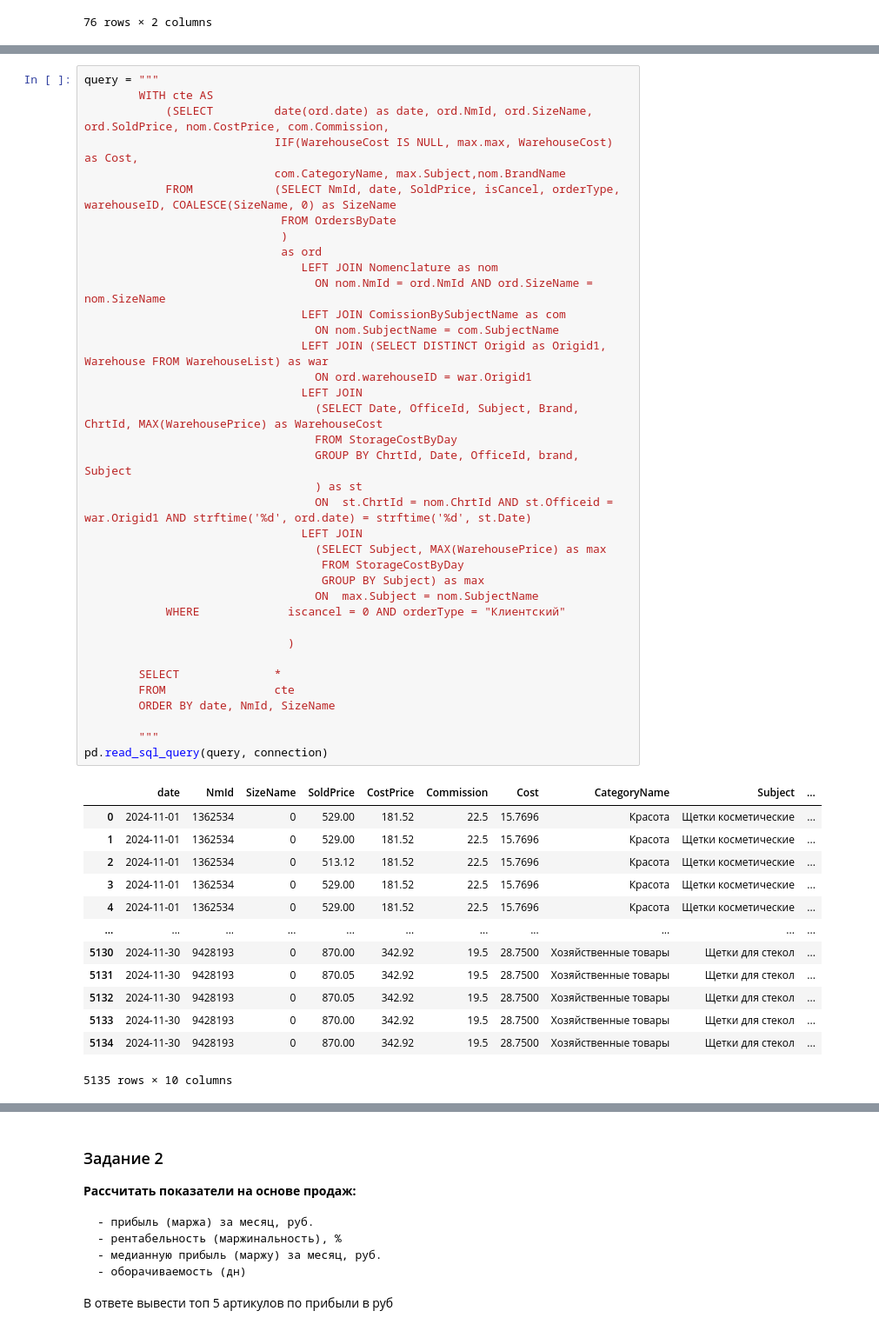
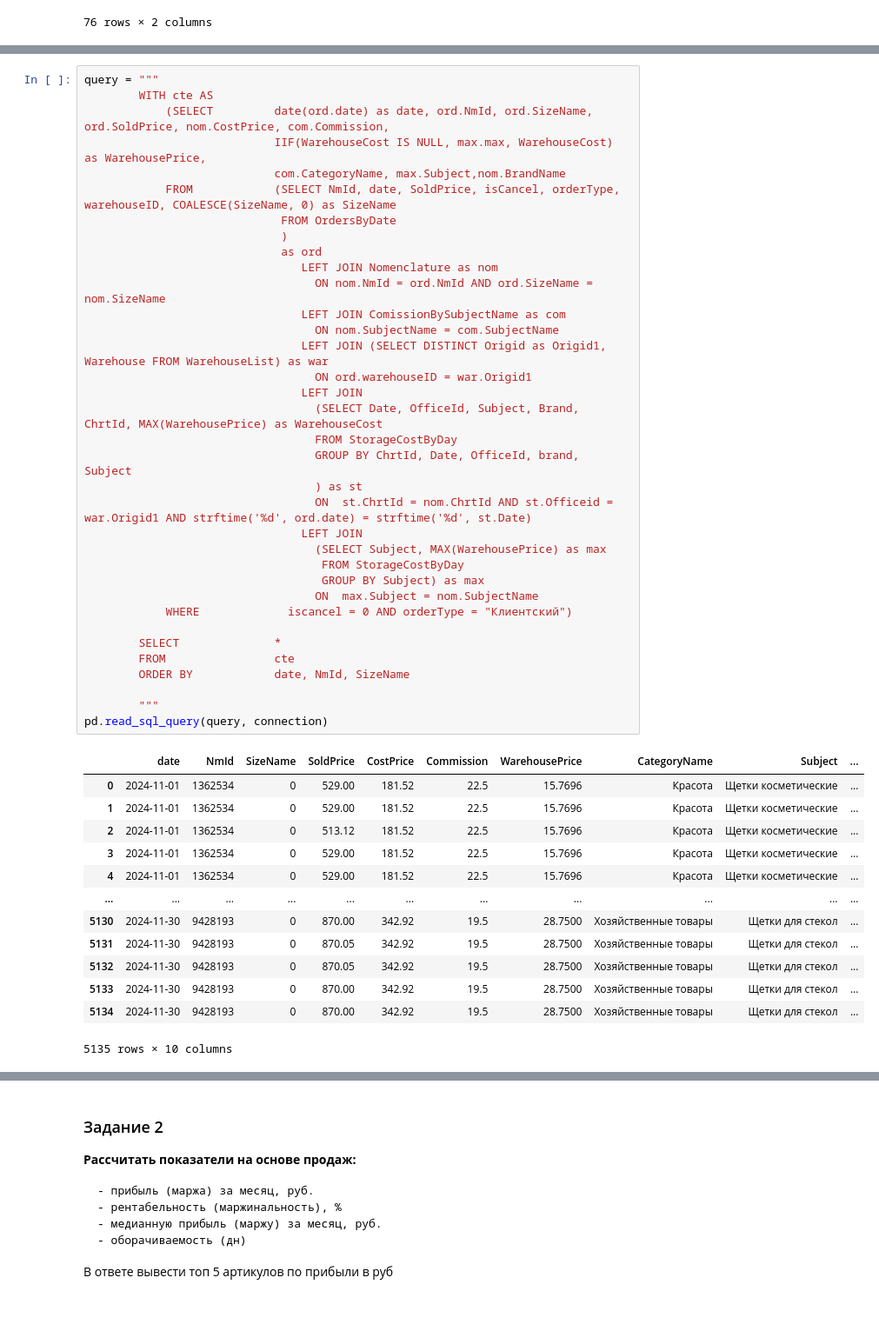
Before and after one commit to sortvalues/my_rep_01, a Jupyter notebook: 2_ad_hoc/testing_me/Тестовое_задание.ipynb, the cells around one changed output, grey strips where cells are left out. Shown at 87% size. Drawn from its saved outputs; the diff is of its cells as text.

```diff
--- a/2_ad_hoc/testing_me/Тестовое_задание.ipynb
+++ b/2_ad_hoc/testing_me/Тестовое_задание.ipynb
@@ -514,41 +412,39 @@ pd.read_sql_query(query, connection)
 query = """
         WITH cte AS
             (SELECT         date(ord.date) as date, ord.NmId, ord.SizeName, ord.SoldPrice, nom.CostPrice, com.Commission,
-                            IIF(WarehouseCost IS NULL, max.max, WarehouseCost)  as Cost,
+                            IIF(WarehouseCost IS NULL, max.max, WarehouseCost) as WarehousePrice,
                             com.CategoryName, max.Subject,nom.BrandName
             FROM            (SELECT NmId, date, SoldPrice, isCancel, orderType, warehouseID, COALESCE(SizeName, 0) as SizeName
                              FROM OrdersByDate
                              )
                              as ord
                                 LEFT JOIN Nomenclature as nom
                                   ON nom.NmId = ord.NmId AND ord.SizeName = nom.SizeName
                                 LEFT JOIN ComissionBySubjectName as com
                                   ON nom.SubjectName = com.SubjectName
                                 LEFT JOIN (SELECT DISTINCT Origid as Origid1, Warehouse FROM WarehouseList) as war
                                   ON ord.warehouseID = war.Origid1
                                 LEFT JOIN
                                   (SELECT Date, OfficeId, Subject, Brand, ChrtId, MAX(WarehousePrice) as WarehouseCost
                                   FROM StorageCostByDay
                                   GROUP BY ChrtId, Date, OfficeId, brand, Subject
                                   ) as st
                                   ON  st.ChrtId = nom.ChrtId AND st.Officeid = war.Origid1 AND strftime('%d', ord.date) = strftime('%d', st.Date)
                                 LEFT JOIN
                                   (SELECT Subject, MAX(WarehousePrice) as max
                                    FROM StorageCostByDay
                                    GROUP BY Subject) as max
                                   ON  max.Subject = nom.SubjectName
-            WHERE             iscancel = 0 AND orderType = "Клиентский"
-
-                              )
+            WHERE             iscancel = 0 AND orderType = "Клиентский")
 
         SELECT              *
         FROM                cte
-        ORDER BY date, NmId, SizeName
+        ORDER BY            date, NmId, SizeName
 
         """
 pd.read_sql_query(query, connection)
 # %% [output]
-|  | date | NmId | SizeName | SoldPrice | CostPrice | Commission | Cost | CategoryName | Subject | ... |
+|  | date | NmId | SizeName | SoldPrice | CostPrice | Commission | WarehousePrice | CategoryName | Subject | ... |
 | 0 | 2024-11-01 | 1362534 | 0 | 529.00 | 181.52 | 22.5 | 15.7696 | Красота | Щетки косметические | ... |
 | 1 | 2024-11-01 | 1362534 | 0 | 529.00 | 181.52 | 22.5 | 15.7696 | Красота | Щетки косметические | ... |
 | 2 | 2024-11-01 | 1362534 | 0 | 513.12 | 181.52 | 22.5 | 15.7696 | Красота | Щетки косметические | ... |
```
Also changed, not shown: parts of 128 cells of this notebook.
